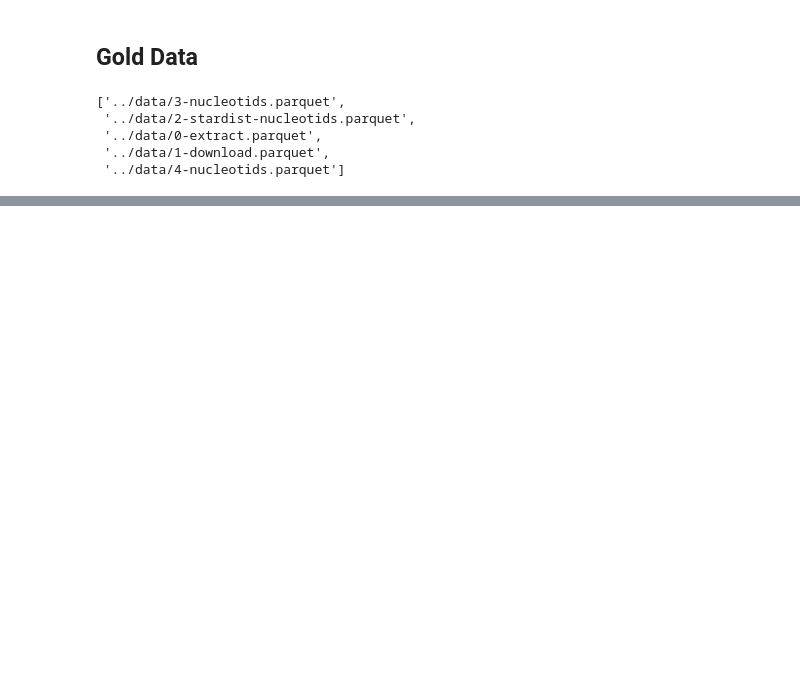
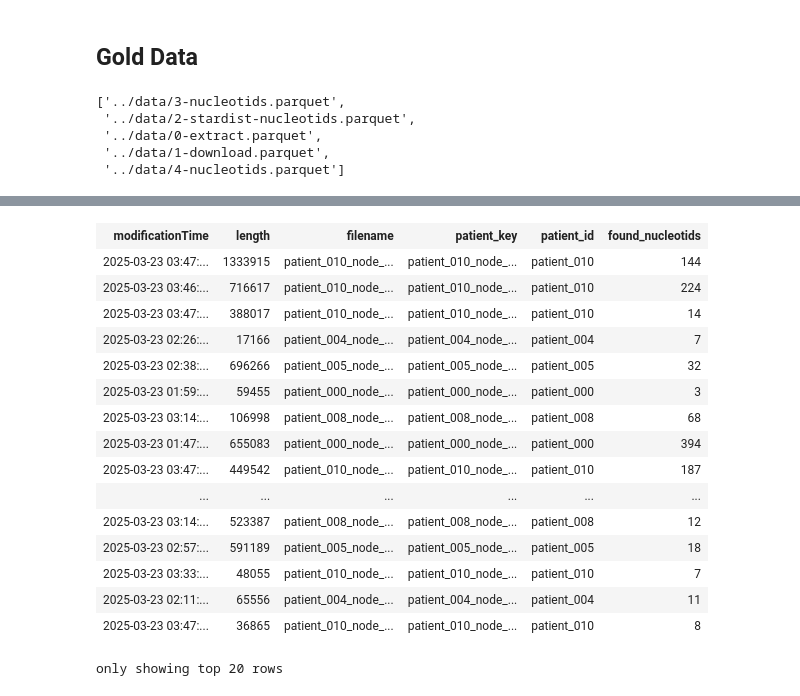
Before and after one commit to sanchezis/MU-Big-Data-and-Data-Science-Image-Pathology-Pipeline, a Jupyter notebook: notebooks/4.0-gold-data.ipynb, the cells around one changed output, grey strips where cells are left out. Saved outputs shown, nothing was run; the diff lists cells and outputs as text; code cells hidden in the pictures; blank space fills up the shorter version.

```diff
--- a/notebooks/4.0-gold-data.ipynb
+++ b/notebooks/4.0-gold-data.ipynb
@@ -169,3 +132,23 @@ data_4 = spark.read.parquet('../data/4-nucleotids.parquet')
+# %%
+data_3
+# %% [output]
+| modificationTime | length | filename | patient_key | patient_id | found_nucleotids |
+| 2025-03-23 03:47:... | 1333915 | patient_010_node_... | patient_010_node_... | patient_010 | 144 |
+| 2025-03-23 03:46:... | 716617 | patient_010_node_... | patient_010_node_... | patient_010 | 224 |
+| 2025-03-23 03:47:... | 388017 | patient_010_node_... | patient_010_node_... | patient_010 | 14 |
+| 2025-03-23 02:26:... | 17166 | patient_004_node_... | patient_004_node_... | patient_004 | 7 |
+| 2025-03-23 02:38:... | 696266 | patient_005_node_... | patient_005_node_... | patient_005 | 32 |
+| 2025-03-23 01:59:... | 59455 | patient_000_node_... | patient_000_node_... | patient_000 | 3 |
+| 2025-03-23 03:14:... | 106998 | patient_008_node_... | patient_008_node_... | patient_008 | 68 |
+| 2025-03-23 01:47:... | 655083 | patient_000_node_... | patient_000_node_... | patient_000 | 394 |
+| 2025-03-23 03:47:... | 449542 | patient_010_node_... | patient_010_node_... | patient_010 | 187 |
+| ... | ... | ... | ... | ... | ... |
+| 2025-03-23 03:14:... | 523387 | patient_008_node_... | patient_008_node_... | patient_008 | 12 |
+| 2025-03-23 02:57:... | 591189 | patient_005_node_... | patient_005_node_... | patient_005 | 18 |
+| 2025-03-23 03:33:... | 48055 | patient_010_node_... | patient_010_node_... | patient_010 | 7 |
+| 2025-03-23 02:11:... | 65556 | patient_004_node_... | patient_004_node_... | patient_004 | 11 |
+| 2025-03-23 03:47:... | 36865 | patient_010_node_... | patient_010_node_... | patient_010 | 8 |
+only showing top 20 rows
 # %%
 data_4.show(truncate=False)
 # %% [output]
```
Also changed, not shown: parts of 11 cells of this notebook, 1 other file.
